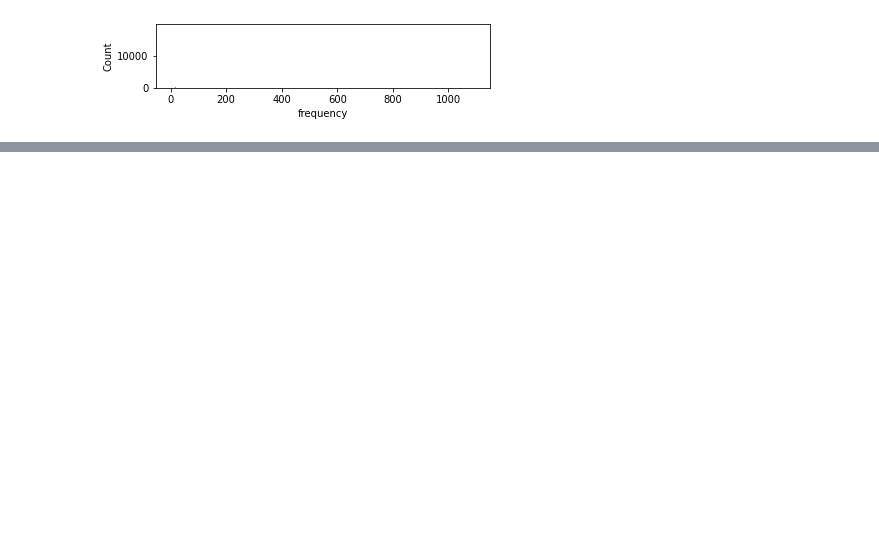
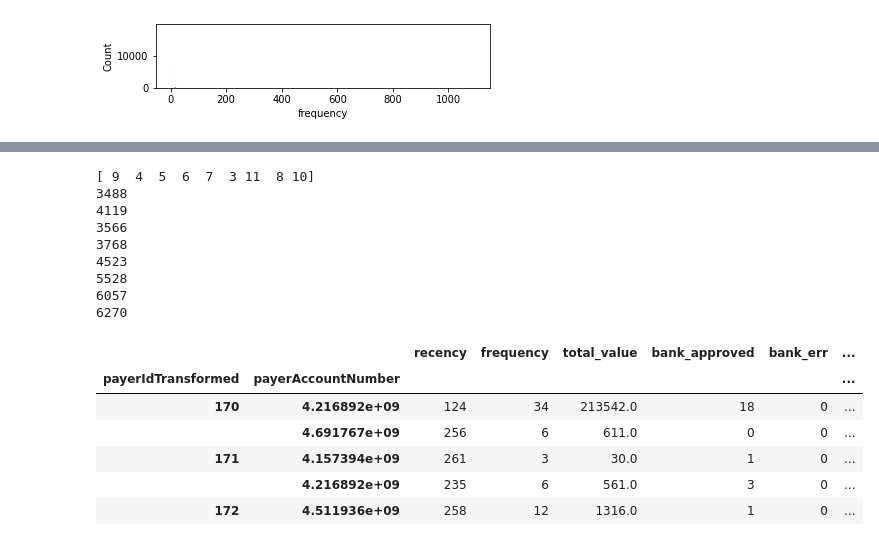
Before and after one commit to mdelgolla/electronic_payment_fraud_detection, a Jupyter notebook: feature_engineering.ipynb, the cells around one changed output, grey strips where cells are left out. Cells and saved outputs as stored; diff of their text form; code cells hidden in the pictures; blank space fills up the shorter version.

```diff
--- a/feature_engineering.ipynb
+++ b/feature_engineering.ipynb
@@ -123,0 +158,60 @@ plt.show()
+# %%
+# Create labels for Recency and Frequency
+r_labels = range(4, 0, -1)
+f_labels = [1, 2, 3]
+m_labels = range(1, 5)
+# Assign these labels to 4 equal percentile groups
+
+r_groups = pd.qcut(data_process['recency'], q=4, labels=r_labels)
+f_groups = pd.qcut(data_process['frequency'], q=4,labels=f_labels, duplicates='drop')
+
+
+# Assign these labels to three equal percentile groups
+m_groups = pd.qcut(data_process['total_value'], q=4, labels=m_labels)
+
+
+# Create new columns R and F
+data_process = data_process.assign(R = r_groups.values, F = f_groups.values, M = m_groups.values)
+data_process['RFM_score'] = data_process[['R','F','M']].sum(axis=1)
+
+print(data_process['RFM_score'].unique())
+high  = data_process[data_process['RFM_score'] == 11 ]
+print(high['RFM_score'].count())
+high10 =data_process[data_process['RFM_score'] == 10]
+print(high10['RFM_score'].count())
+high9 = data_process[data_process['RFM_score'] ==9]
+print(high9['RFM_score'].count())
+high8 = data_process[data_process['RFM_score'] ==8]
+print(high8['RFM_score'].count())
+high7 = data_process[data_process['RFM_score'] ==7]
+print(high7['RFM_score'].count())
+high6 = data_process[data_process['RFM_score'] ==6]
+print(high6['RFM_score'].count())
+high5 = data_process[data_process['RFM_score'] ==5]
+print(high5['RFM_score'].count())
+high4 = data_process[data_process['RFM_score'] ==4]
+print(high4['RFM_score'].count())
+
+
+rfm = data_process
+rfm.head()
+
+#item_counts = data_process['frequency'].value_counts()
+#print(item_counts)
+# %% [output]
+[ 9  4  5  6  7  3 11  8 10]
+3488
+4119
+3566
+3768
+4523
+5528
+6057
+6270
+|  |  | recency | frequency | total_value | bank_approved | bank_err | ... |
+| payerIdTransformed | payerAccountNumber |  |  |  |  |  | ... |
+| 170 | 4.216892e+09 | 124 | 34 | 213542.0 | 18 | 0 | ... |
+|  | 4.691767e+09 | 256 | 6 | 611.0 | 0 | 0 | ... |
+| 171 | 4.157394e+09 | 261 | 3 | 30.0 | 1 | 0 | ... |
+|  | 4.216892e+09 | 235 | 6 | 561.0 | 3 | 0 | ... |
+| 172 | 4.511936e+09 | 258 | 12 | 1316.0 | 1 | 0 | ... |
```
Also changed, not shown: parts of 7 cells of this notebook.
